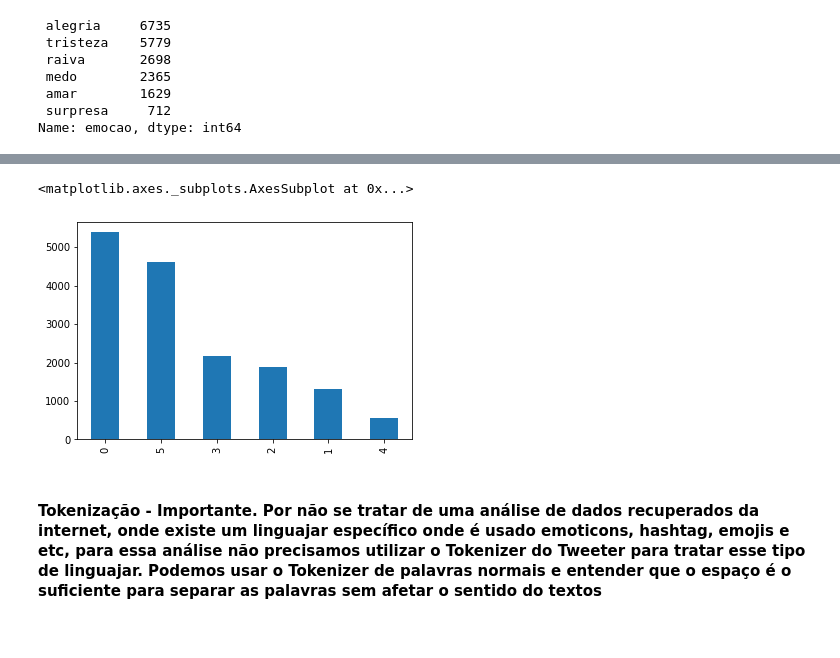
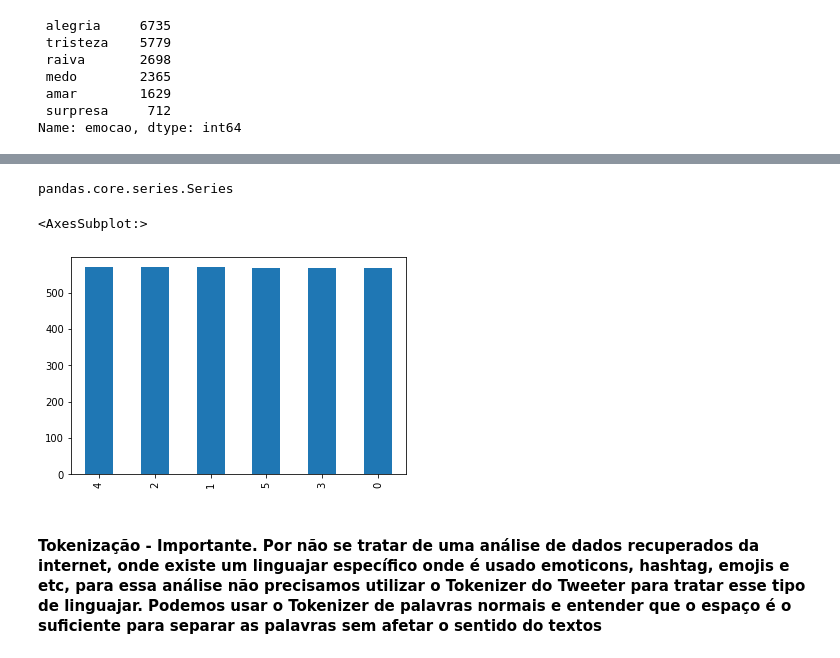
Before and after one commit to willsantospereira/tcc_nlp, a Jupyter notebook: notebook/Analise_Emocao.ipynb, the cells around one changed output, grey strips where cells are left out. Drawn from its saved outputs; the diff is of its cells as text; code cells hidden in the pictures.

```diff
--- a/notebook/Analise_Emocao.ipynb
+++ b/notebook/Analise_Emocao.ipynb
@@ -213,19 +224,23 @@ X = [pre_processing(i) for i in df['texto']]
 labelencoder = LabelEncoder()
 y_train_enco = labelencoder.fit_transform(df['emocao'])
 
+X_train, X_test, y_train, y_test = train_test_split(pd.Series(X), pd.Series(y_train_enco), random_state=41, test_size=0.2, stratify=pd.Series(y_train_enco))
+
 # Com o uso do Undersampler a performce do modelo piora, muito provavelmente devido a grande diminuição de dados
-# undersample = RandomUnderSampler()
-# X_under, y_under = undersample.fit_resample(pd.DataFrame(X), pd.DataFrame(y_train_enco))
-# X_train, X_test, y_train, y_test = train_test_split(X_under.squeeze(), y_under.squeeze(), random_state=41, test_size=0.2, stratify=y_under)
-
-X_train, X_test, y_train, y_test = train_test_split(pd.DataFrame(X).squeeze(), pd.DataFrame(y_train_enco).squeeze(), random_state=41, test_size=0.2, stratify=pd.DataFrame(y_train_enco).squeeze())
+undersample = RandomUnderSampler()
+X_under, y_under = undersample.fit_resample(pd.DataFrame(X), pd.Series(y_train_enco))
+X_train_under, X_test_under, y_train_under, y_test_under = train_test_split(X_under.squeeze(), y_under, random_state=41, test_size=0.2, stratify=y_under)
+# %%
+type(X_test_under)
+# %% [output]
+pandas.core.series.Series
 # %%
 # analisando o resultado da aplicação de undersampler nas classes para ficarem próximas ao da classe minoritária
 %matplotlib inline
-y_train.value_counts().plot(kind='bar')
+y_train_under.value_counts().plot(kind='bar')
 # %% [output]
-<matplotlib.axes._subplots.AxesSubplot at 0x...>
+<AxesSubplot:>
-[figure, old version]
+[figure, new version]
 # %% [markdown]
 #### Tokenização - Importante. Por não se tratar de uma análise de dados recuperados da internet, onde existe um linguajar específico onde é usado emoticons, hashtag, emojis e etc, para essa análise não precisamos utilizar o Tokenizer do Tweeter para tratar esse tipo de linguajar. Podemos usar o Tokenizer de palavras normais e entender que o espaço é o suficiente para separar as palavras sem afetar o sentido do textos
 # %% [markdown]
```
Also changed, not shown: parts of 45 cells of this notebook.
